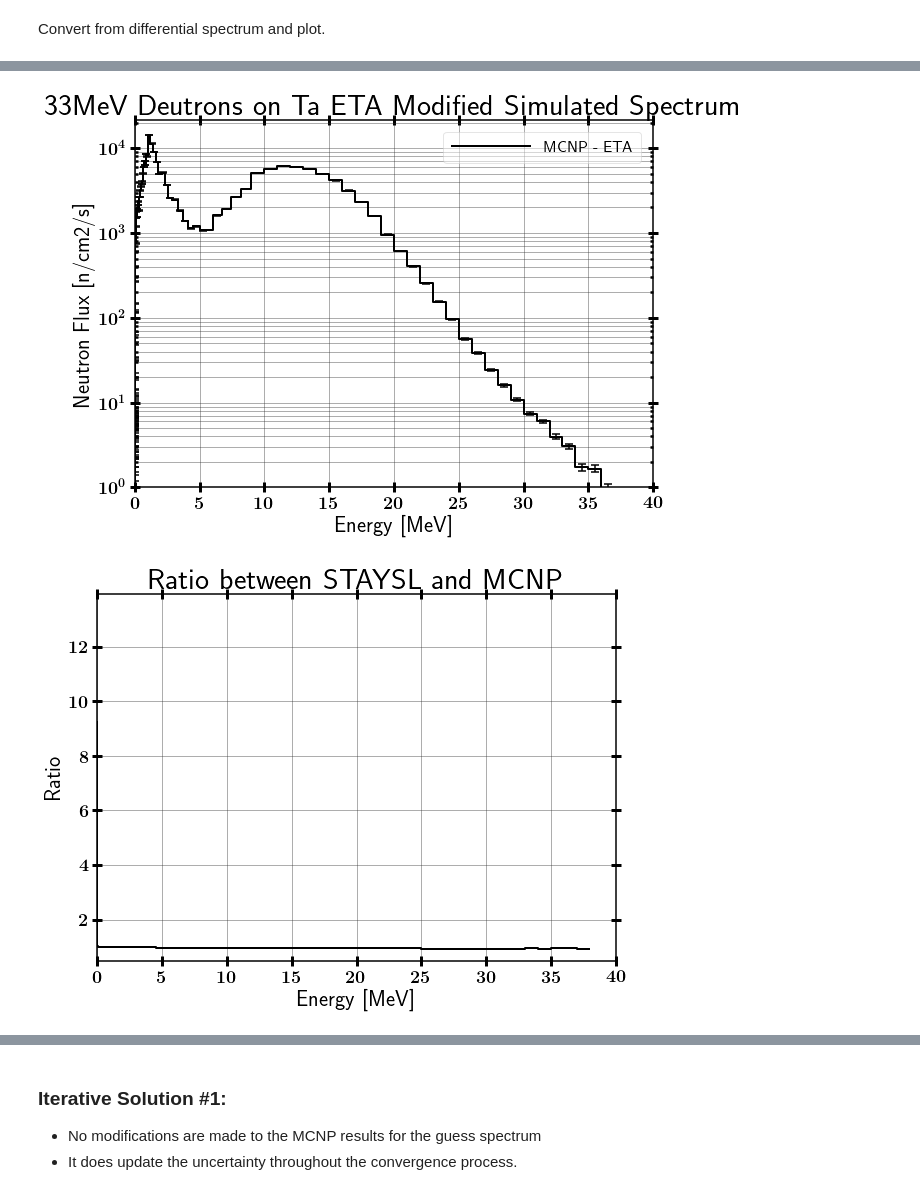
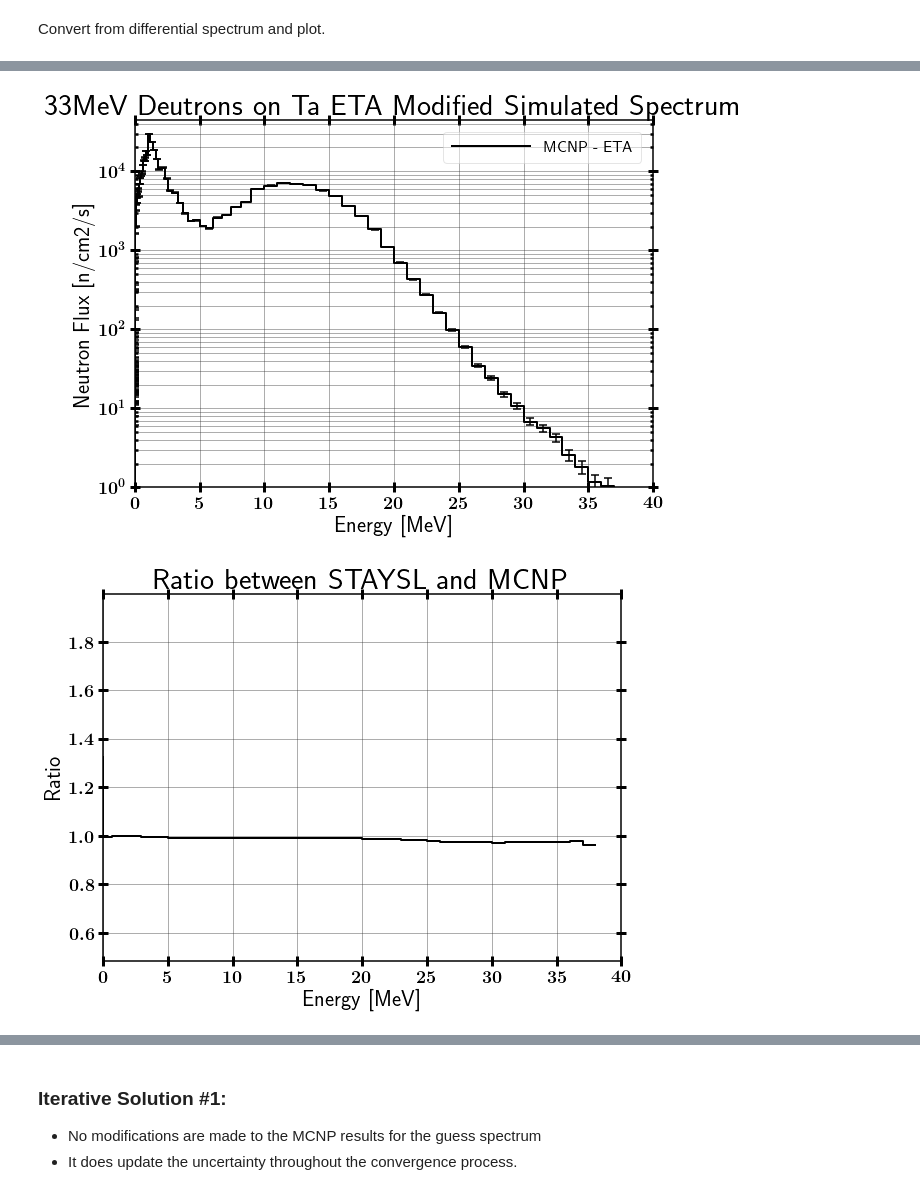
Before and after one commit to 2lambda123/88_Data, a Jupyter notebook: Experiments/Activation/33MeVTa_25Apr/Unfold/ETA/STAYSL_ETA_Input-&-Analysis.ipynb, the cells around one changed output, grey strips where cells are left out. Cells and saved outputs as stored; diff of their text form; code cells hidden in the pictures.

```diff
--- a/Experiments/Activation/33MeVTa_25Apr/Unfold/ETA/STAYSL_ETA_Input-&-Analysis.ipynb
+++ b/Experiments/Activation/33MeVTa_25Apr/Unfold/ETA/STAYSL_ETA_Input-&-Analysis.ipynb
@@ -191,7 +191,7 @@ adjHisto.plot(xMin=1E-6, xMax=40, yMin=1, logX=False, logY=True, includeMarkers=
               savePath=outpath+'33MeVTa_Staysl-Unfold')
 
 mcnpHisto = Histogram()
-normFactor = 3.52E7
+normFactor = 1.17E10 #6.35E7
 tallyFrame['normTally'] = tallyFrame['tally'] * normFactor
 tallyFrame['normUncertainty'] = tallyFrame['uncertainty'] * tallyFrame['normTally']
 mcnpHisto.build_histo(tallyFrame['bin'].tolist(), tallyFrame['normTally'].tolist(),
@@ -212,5 +212,5 @@ ratioHisto.plot(xMin=1E-6, xMax=40, logX=False, logY=False, includeMarkers=False
-[figure, old version]
+[figure, new version]
-[figure, old version]
+[figure, new version]
 # %%
 import numpy as np
 
```
Also changed, not shown: parts of 11 cells of this notebook, 27 other files.
